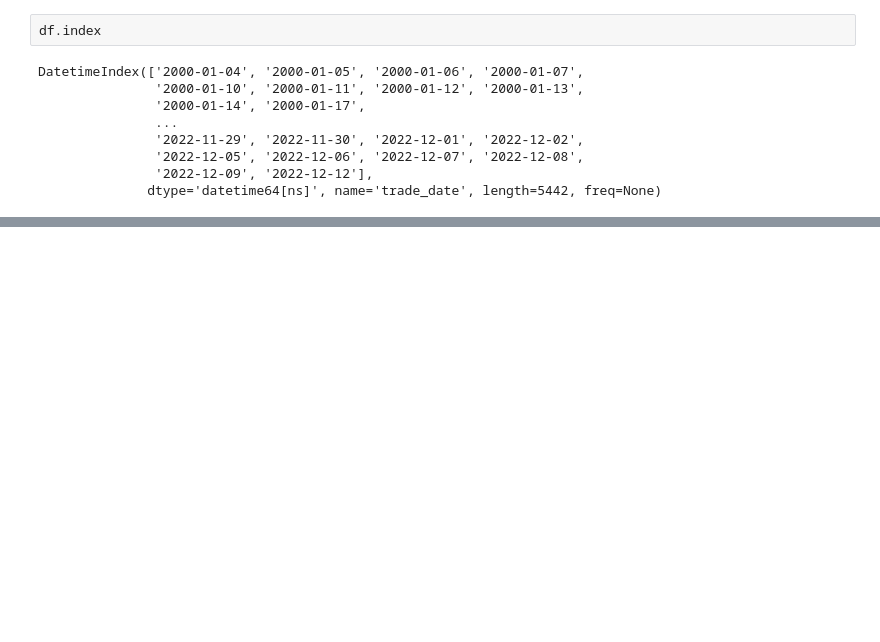
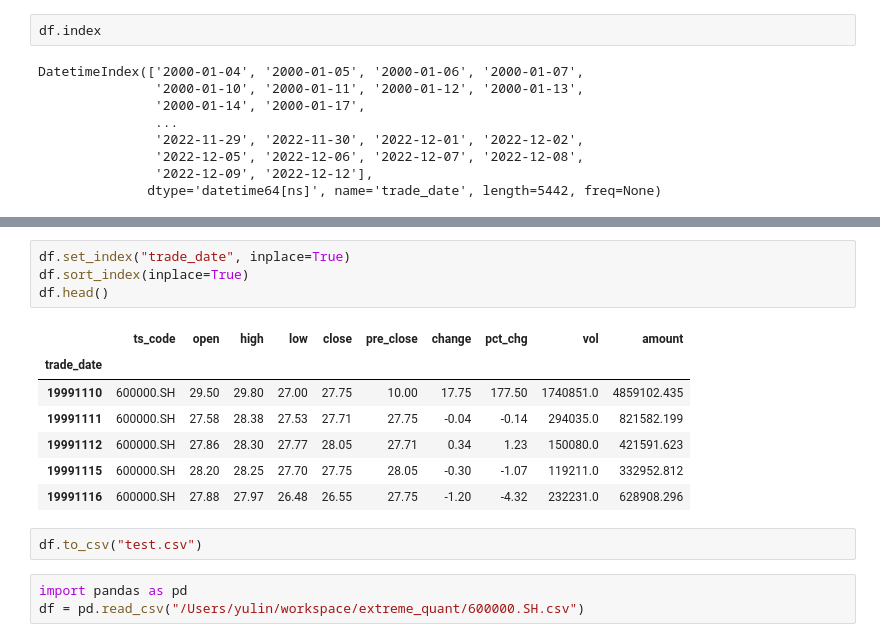
Before and after one commit to FeiZhuNiU-INFJA/GoldenGate, a Jupyter notebook: playground.ipynb, the cells around one changed output, grey strips where cells are left out. Saved outputs shown, nothing was run; the diff lists cells and outputs as text; blank space fills up the shorter version.

```diff
--- a/playground.ipynb
+++ b/playground.ipynb
@@ -242,0 +302,17 @@ DatetimeIndex(['2000-01-04', '2000-01-05', '2000-01-06', '2000-01-07',
+# %%
+df.set_index("trade_date", inplace=True)
+df.sort_index(inplace=True)
+df.head()
+# %% [output]
+|  | ts_code | open | high | low | close | pre_close | change | pct_chg | vol | amount |
+| trade_date |  |  |  |  |  |  |  |  |  |  |
+| 19991110 | 600000.SH | 29.50 | 29.80 | 27.00 | 27.75 | 10.00 | 17.75 | 177.50 | 1740851.0 | 4859102.435 |
+| 19991111 | 600000.SH | 27.58 | 28.38 | 27.53 | 27.71 | 27.75 | -0.04 | -0.14 | 294035.0 | 821582.199 |
+| 19991112 | 600000.SH | 27.86 | 28.30 | 27.77 | 28.05 | 27.71 | 0.34 | 1.23 | 150080.0 | 421591.623 |
+| 19991115 | 600000.SH | 28.20 | 28.25 | 27.70 | 27.75 | 28.05 | -0.30 | -1.07 | 119211.0 | 332952.812 |
+| 19991116 | 600000.SH | 27.88 | 27.97 | 26.48 | 26.55 | 27.75 | -1.20 | -4.32 | 232231.0 | 628908.296 |
+# %%
+df.to_csv("test.csv")
+# %%
+import pandas as pd
+df = pd.read_csv("/Users/yulin/workspace/extreme_quant/600000.SH.csv")
```
Also changed, not shown: parts of 24 cells of this notebook, 8 other files.
